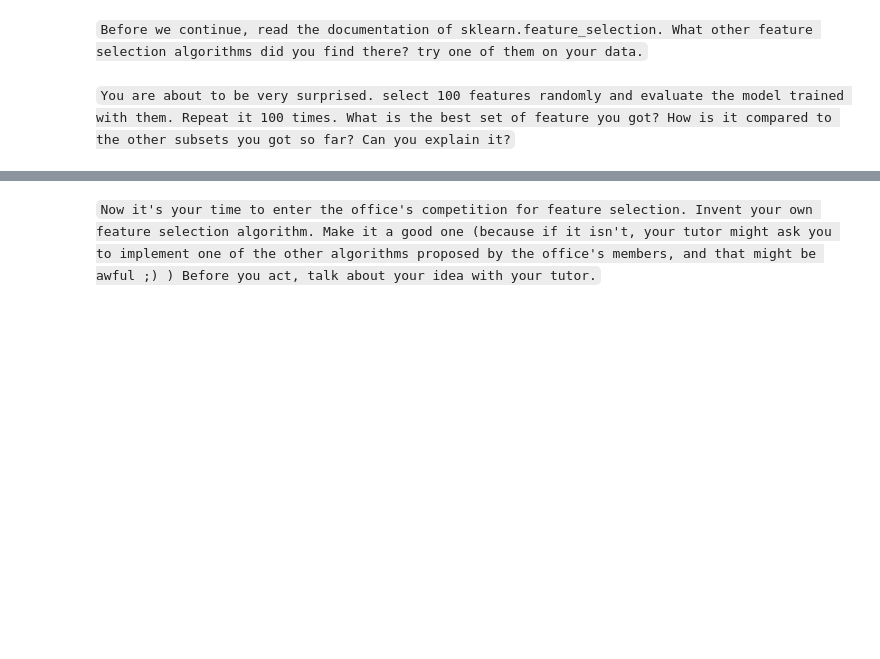
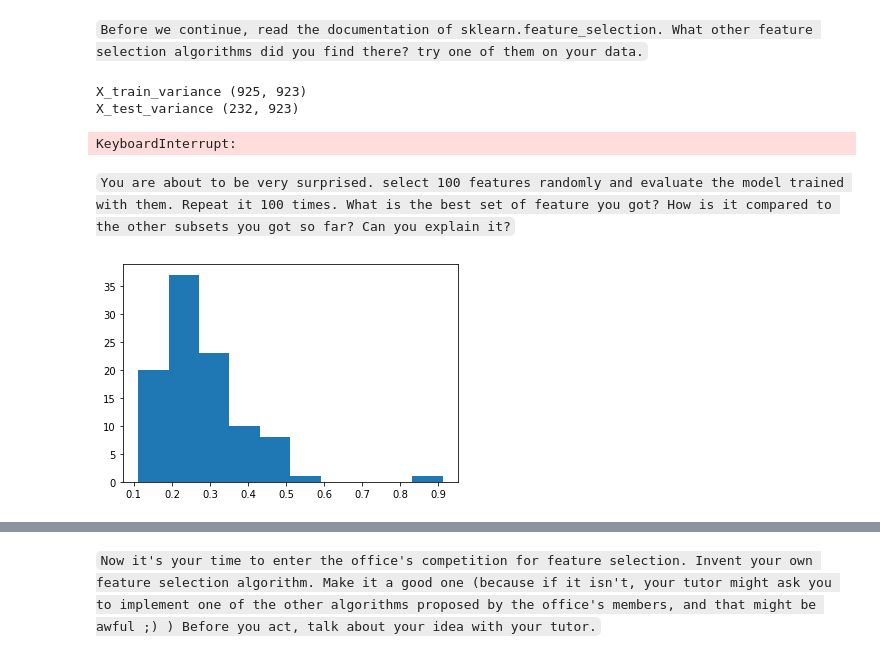
Before and after one commit to haroldbola/Course_Maphat, a Jupyter notebook: מודולים/שיטות עיבוד מוקדם/3. feature selection exercise/Feature selection.ipynb, the cells around one changed output, grey strips where cells are left out. Cells and saved outputs as stored; diff of their text form; code cells hidden in the pictures; blank space fills up the shorter version.

````diff
--- a/מודולים/שיטות עיבוד מוקדם/3. feature selection exercise/Feature selection.ipynb
+++ b/מודולים/שיטות עיבוד מוקדם/3. feature selection exercise/Feature selection.ipynb
@@ -29,0 +187,2 @@ How does model.feature_importances_ work? Some features have 0 importance. Why?`
+# %%
+features_selected = ranking_features['name_features'].values
@@ -30,4 +210,78 @@ How does model.feature_importances_ work? Some features have 0 importance. Why?`
 # %% [markdown]
 ```Before we continue, read the documentation of sklearn.feature_selection. What other feature selection algorithms did you find there? try one of them on your data.```
+# %%
+from sklearn.feature_selection import VarianceThreshold
+from sklearn.feature_selection import RFE
+
+sel = VarianceThreshold(threshold=(.97 * (1 - .97)))
+
+X_train_variance = sel.fit_transform(X_train)
+X_test_variance = sel.transform(X_test)
+
+print("X_train_variance", X_train_variance.shape)
+print("X_test_variance", X_test_variance.shape)
+
+best_params = {'n_estimators': 110, 'min_samples_split': 5, 'min_samples_leaf': 2,
+               'max_features': 'sqrt', 'max_depth': 118, 'bootstrap': False}
+estimator = RandomForestRegressor(random_state=32, **best_params)
+selector = RFE(estimator, n_features_to_select=100, step=50)
+selector = selector.fit(X_train, Y_train)
+
+X_train_variance_RF = X_train_variance[selector.support_]
+X_test_variance_RF = X_test_variance[selector.support_]
+
+print("X_train_variance_RF", X_train_variance.shape)
+print("X_test_variance_RF", X_test_variance.shape)
+# %% [output]
+X_train_variance (925, 923)
+X_test_variance (232, 923)
+KeyboardInterrupt:
 # %% [markdown]
 ```You are about to be very surprised. select 100 features randomly and evaluate the model trained with them. Repeat it 100 times. What is the best set of feature you got? How is it compared to the other subsets you got so far? Can you explain it?```
+# %%
+max_features = ['sqrt', 'log2']
+min_samples_split = [1, 2, 5, 10, 15, ]
+min_samples_leaf = [1, 2, 4, 5, 10]
+bootstrap = [True, False]
+n_estimators = [40, 90, 100, 110, 120, 130, 140, 150, 200, 210, 220, 230, 240, 250]
+max_depth = [int(x) for x in np.linspace(10, 130, num=11)]
+max_depth.append(None)
+
+random_grid = {'n_estimators': n_estimators,
+               'max_features': max_features,
+               'max_depth': max_depth,
+               'min_samples_split': min_samples_split,
+               'min_samples_leaf': min_samples_leaf,
+               'bootstrap': bootstrap,
+               }
+# %%
+from tqdm import tqdm
+
+test_MSE = []
+best_features = []
+best_MSE = 100
+
+for i in tqdm(range(100)):
+    selected_indices_features = np.random.randint(0, len(X_train.columns), 100)
+    selected_features = X_train.columns[selected_indices_features]
+
+    rf_model = RandomForestRegressor(random_state=32)
+
+    random_model = RandomizedSearchCV(estimator=rf_model, param_distributions=random_grid,
+                                      n_iter=20, verbose=0, random_state=32, n_jobs=-1,
+                                      return_train_score=True, cv=3)
+
+    X_train_train, X_train_val, Y_train_train, Y_train_val = train_test_split(X_train, Y_train, train_size=0.8)
+
+    random_model.fit(X_train_train[selected_features], Y_train_train)
+    MSE_features = mean_squared_error(random_model.predict(X_train_val[selected_features]), Y_train_val)
+    test_MSE.append(MSE_features)
+
+    if MSE_features < best_MSE:
+        best_MSE = MSE_features
+        best_features = selected_features
+
+plt.hist(test_MSE)
+plt.show()
+# %% [output]
+[figure, added]
````
Also changed, not shown: parts of 43 cells of this notebook, 13 other files.
